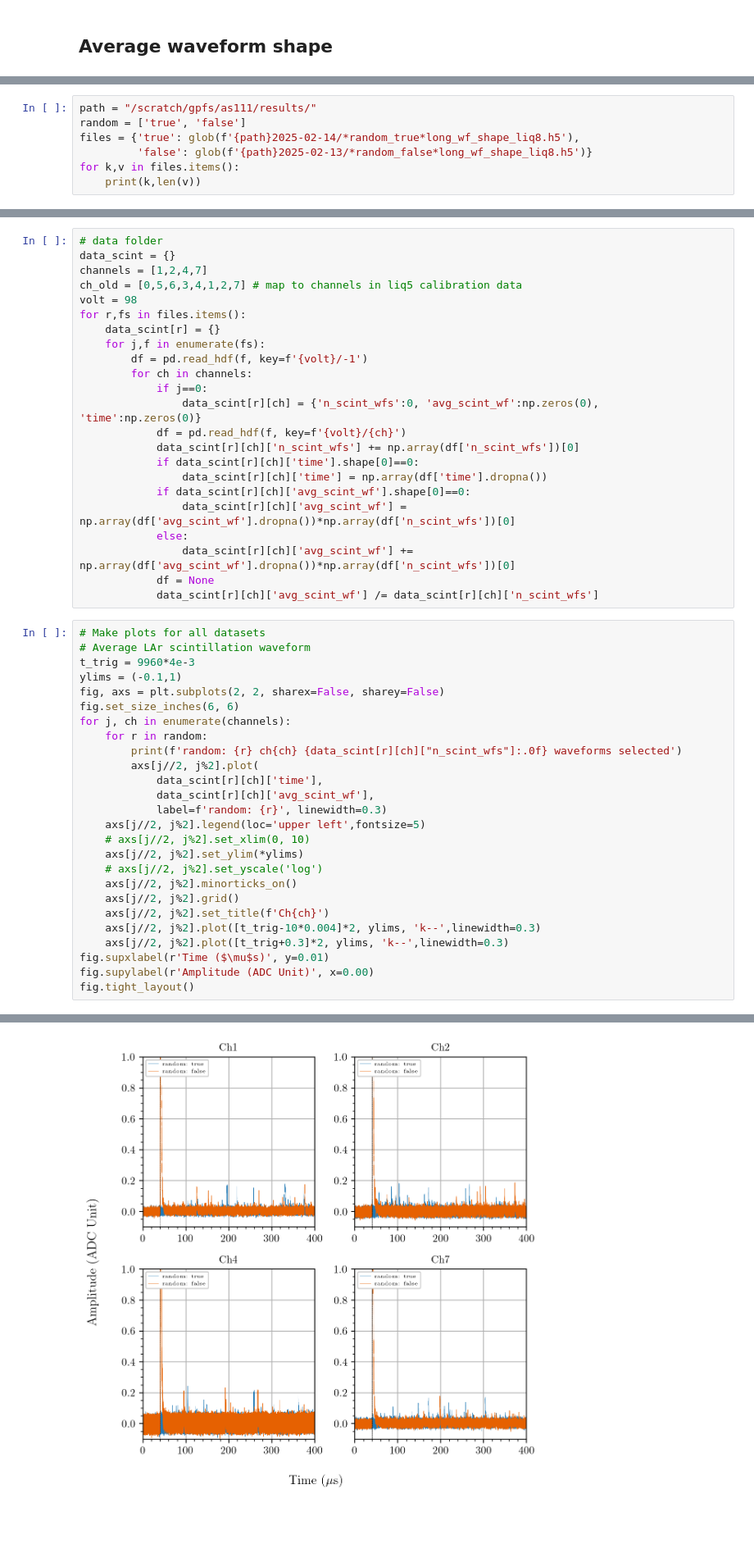
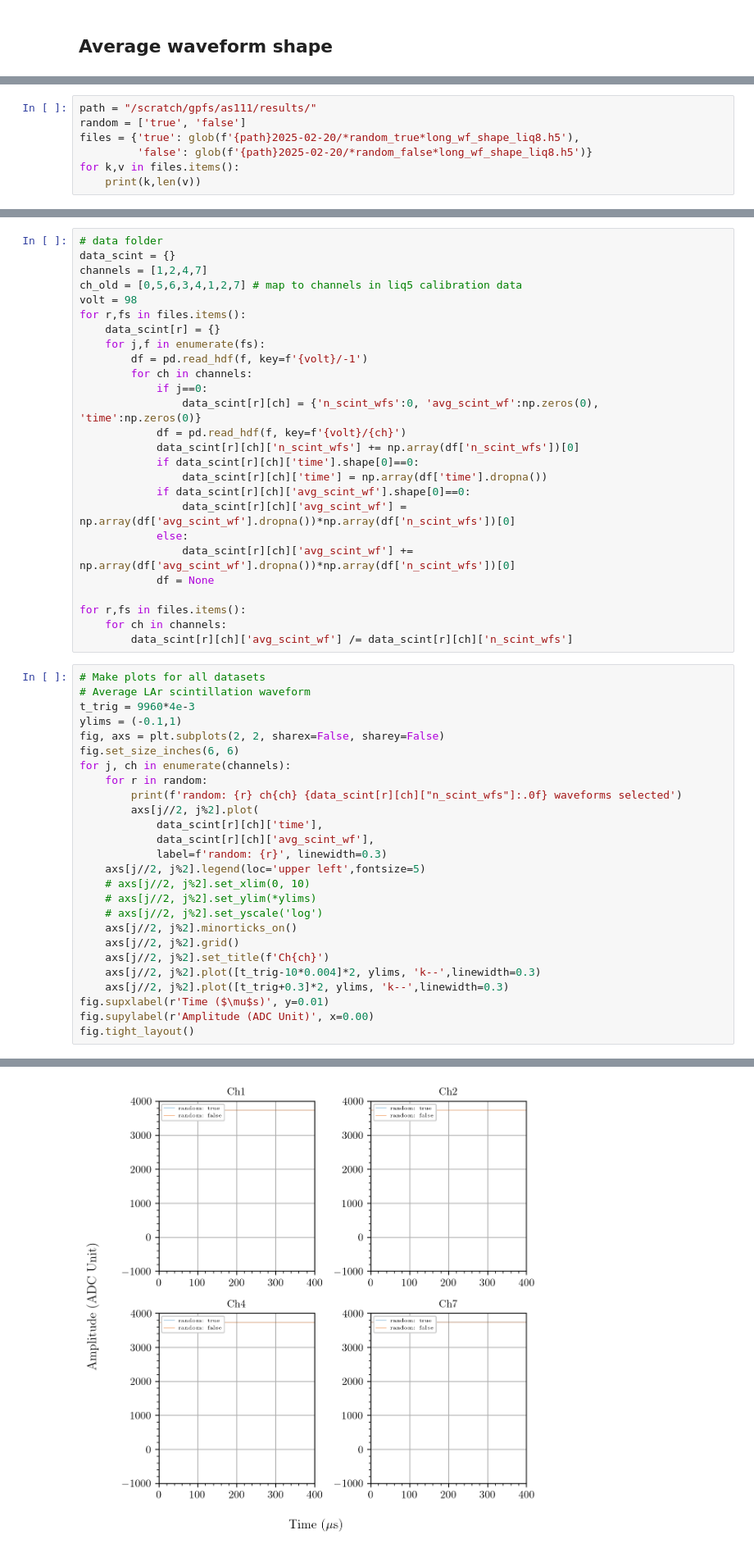
Before and after one commit to darkside-princeton/sipm-analysis, a Jupyter notebook: jupyter/long_wf_liq8.ipynb, the cells around one changed output, grey strips where cells are left out. Shown at 82% size. Saved outputs shown, nothing was run; the diff lists cells and outputs as text; blank space fills up the shorter version.

Commit message:
long wf shape 0220

```diff
--- a/jupyter/long_wf_liq8.ipynb
+++ b/jupyter/long_wf_liq8.ipynb
@@ -292,8 +292,8 @@ def downsample(input_t,input_wf,nsub):
 # %%
 path = "/scratch/gpfs/as111/results/"
 random = ['true', 'false']
-files = {'true': glob(f'{path}2025-02-14/*random_true*long_wf_shape_liq8.h5'),
-         'false': glob(f'{path}2025-02-13/*random_false*long_wf_shape_liq8.h5')}
+files = {'true': glob(f'{path}2025-02-20/*random_true*long_wf_shape_liq8.h5'),
+         'false': glob(f'{path}2025-02-20/*random_false*long_wf_shape_liq8.h5')}
 for k,v in files.items():
 	print(k,len(v))
 # %% [output]
@@ -321,7 +321,10 @@ for r,fs in files.items():
             else:
                 data_scint[r][ch]['avg_scint_wf'] += np.array(df['avg_scint_wf'].dropna())*np.array(df['n_scint_wfs'])[0]
             df = None
-            data_scint[r][ch]['avg_scint_wf'] /= data_scint[r][ch]['n_scint_wfs']
+
+for r,fs in files.items():
+    for ch in channels:
+        data_scint[r][ch]['avg_scint_wf'] /= data_scint[r][ch]['n_scint_wfs']
 # %%
 # Make plots for all datasets
 # Average LAr scintillation waveform
@@ -338,7 +341,7 @@ for j, ch in enumerate(channels):
             label=f'random: {r}', linewidth=0.3)
     axs[j//2, j%2].legend(loc='upper left',fontsize=5)
     # axs[j//2, j%2].set_xlim(0, 10)
-    axs[j//2, j%2].set_ylim(*ylims)
+    # axs[j//2, j%2].set_ylim(*ylims)
     # axs[j//2, j%2].set_yscale('log')
     axs[j//2, j%2].minorticks_on()
     axs[j//2, j%2].grid()
@@ -360,4 +363,4 @@ random: false ch7 9784 waveforms selected
-[figure, old version]
+[figure, new version]
 # %% [markdown]
 ## Summation + Downsampling
 # %%
```
Also changed, not shown: parts of 6 cells of this notebook, 2 other files.
